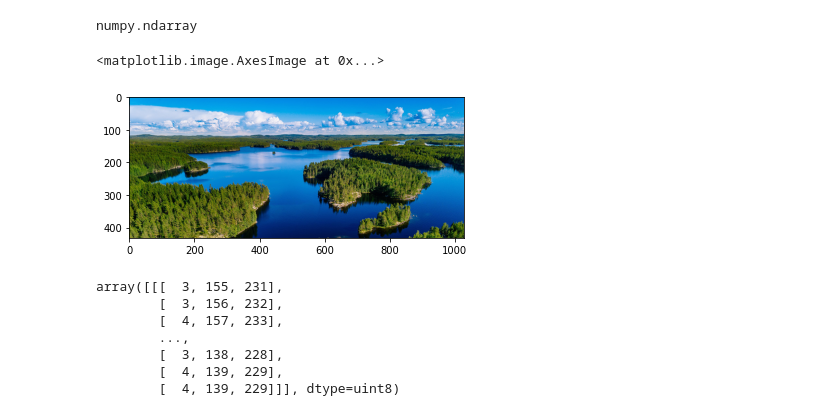
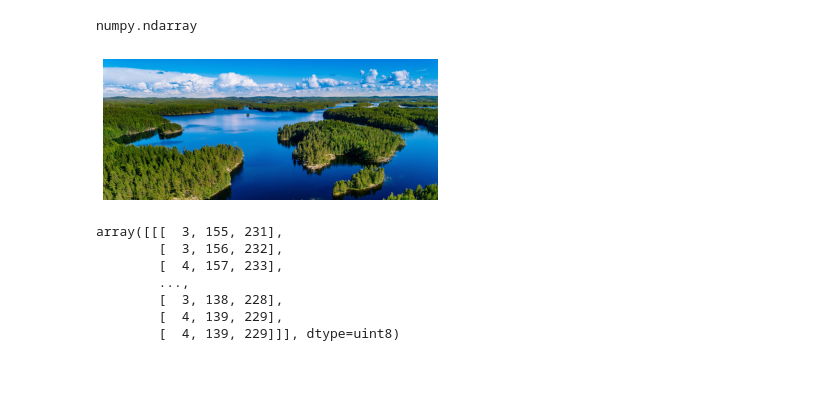
Before and after one commit to Naimul-Islam-Siam/Practice, a Jupyter notebook: ML/NumPy/NumPy_Intro.ipynb, the cells around one changed output. Saved outputs shown, nothing was run; the diff lists cells and outputs as text; code cells hidden in the pictures; blank space fills up the shorter version.

```diff
--- a/ML/NumPy/NumPy_Intro.ipynb
+++ b/ML/NumPy/NumPy_Intro.ipynb
@@ -261,9 +313,9 @@ type(image1)
 numpy.ndarray
 # %%
 plt.imshow(image1)
+plt.axis("off");
 # %% [output]
-<matplotlib.image.AxesImage at 0x...>
-[figure, old version]
+[figure, new version]
 # %%
 image1[:1]
 # %% [output]
```
Also changed, not shown: parts of 20 cells of this notebook.
